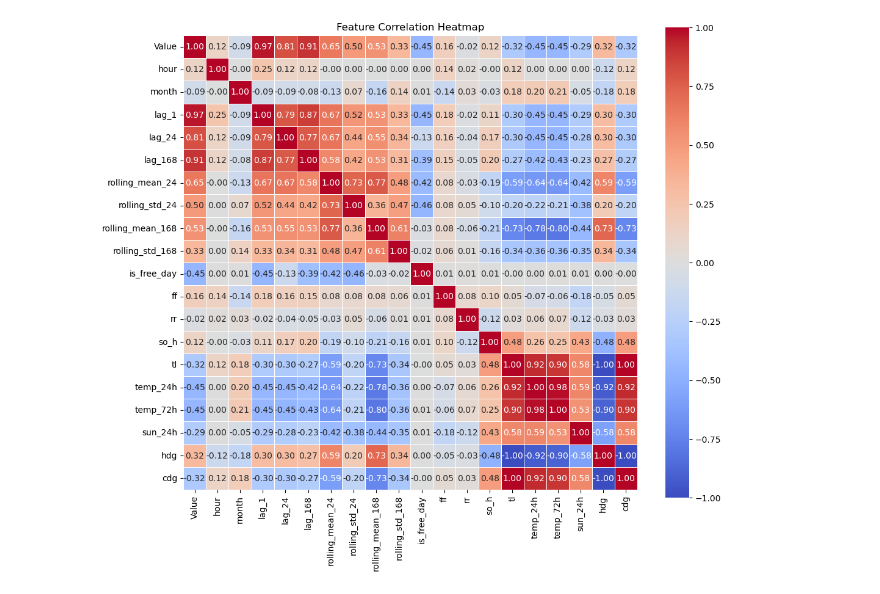
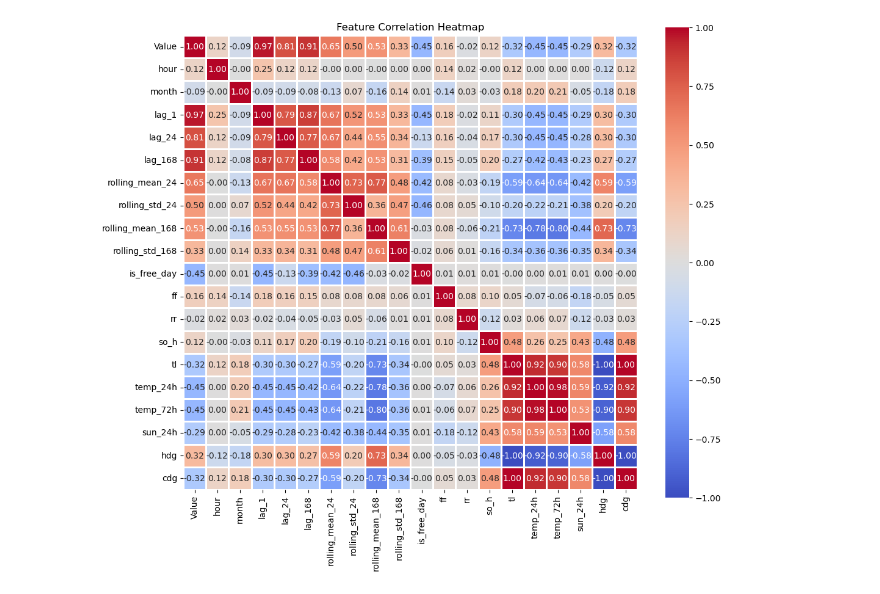
Before and after one commit to EngineerByEar/EnergyConsumptionForecast, a Jupyter notebook: Preprocessing_and_exploration/Merging Data.ipynb, the cells around one changed output. Drawn from its saved outputs; the diff is of its cells as text; code cells hidden in the pictures.

```diff
--- a/Preprocessing_and_exploration/Merging Data.ipynb
+++ b/Preprocessing_and_exploration/Merging Data.ipynb
@@ -24,6 +24,16 @@ data = pd.merge(
     right_index=True,
     how="left"
 )
+# %%
+data = pd.merge(
+    pd.get_dummies(data["weekday"]).astype(int),
+    data,
+    left_index = True,
+    right_index = True,
+    how = "left"
+)
+# %%
+data = data.drop(["weekday"], axis = 1)
 # %%
 data.to_csv("../energy_and_weather_data.csv")
 # %%
@@ -36,21 +46,21 @@ corr = data[num_cols].corr()
 # %%
 plt.figure(figsize=(12, 10))
 
 sns.heatmap(
     corr,
     annot=True,
     fmt=".2f",
     cmap="coolwarm",
     center=0,
     square=True,
-    linewidths=0.5
+    linewidths=1
 )
 
 plt.title("Feature Correlation Heatmap")
 plt.savefig("Feature Corellation Heatmap")
 plt.show()
 # %% [output]
-[figure, old version]
+[figure, new version]
 # %%
 data.head()
 # %% [output]
```
Also changed, not shown: parts of 3 cells of this notebook, 19 other files.
